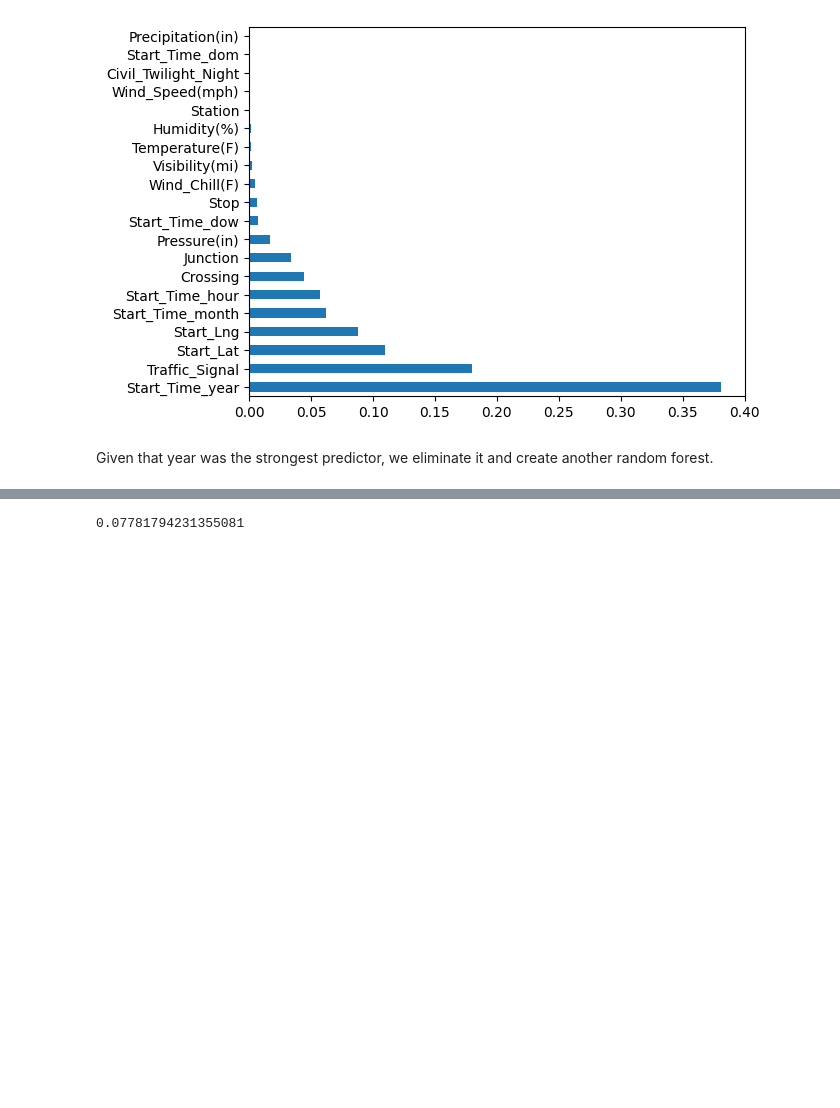
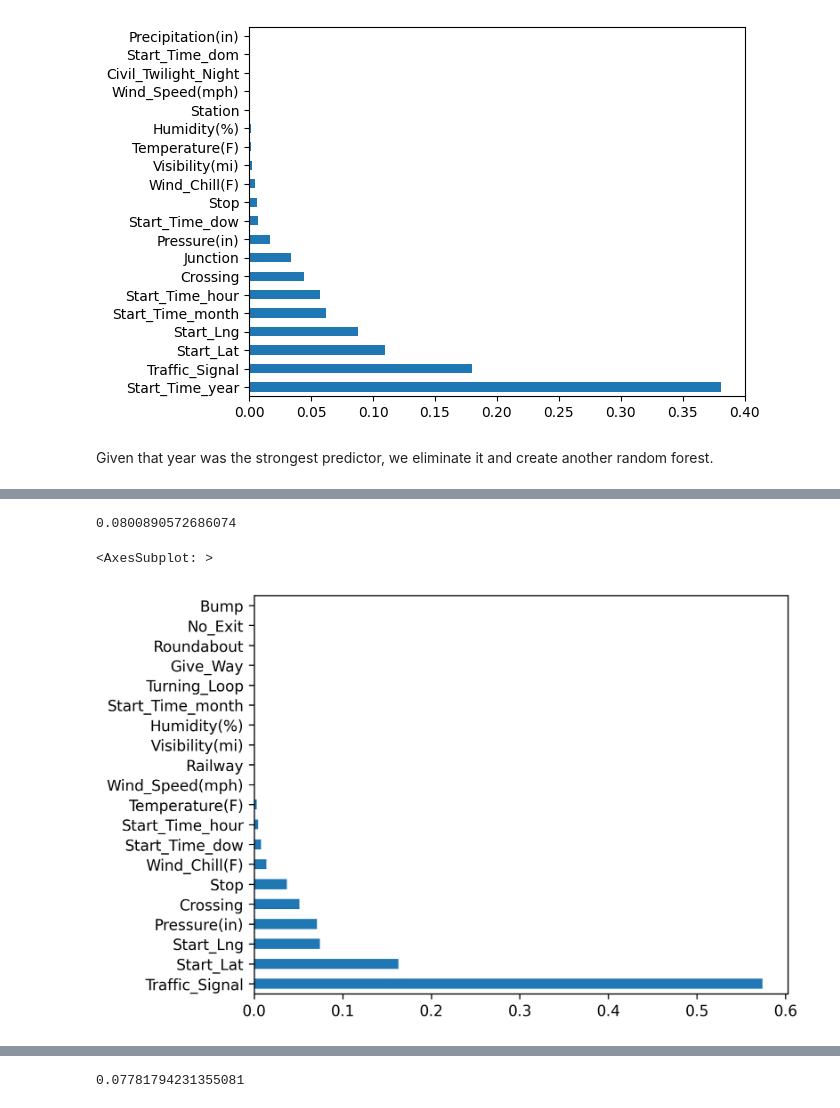
Before and after one commit to Jaredwinn77/Math-302-project, a Jupyter notebook: data.ipynb, the cells around one changed output, grey strips where cells are left out. Cells and saved outputs as stored; diff of their text form; code cells hidden in the pictures; blank space fills up the shorter version.

Commit message:
more analysis of randomforest model

```diff
--- a/data.ipynb
+++ b/data.ipynb
@@ -559,6 +567,6 @@ Given that year was the strongest predictor, we eliminate it and create another
 # %%
 y = df['score']
 # Drop score
-x = df.drop(columns=['score', 'Start_Time_year' ])
+x = df.drop(columns=['score', 'Start_Time_year', 'Amenity', 'Station', 'Traffic_Calming', 'Junction', 'Start_Time_dom'])
 # One hot encode Civil Twilight
 x = pd.get_dummies(x, drop_first=True)
@@ -565,2 +583,19 @@ x = pd.get_dummies(x, drop_first=True)
 # %%
 xtrain, xtest, ytrain, ytest = train_test_split(x,y, test_size=0.2, random_state=7)
+# %%
+# Same random forest but without a few more columns
+rf = RandomForestRegressor(n_estimators=100, max_depth=5, random_state=7, n_jobs=-1)
+rf.fit(xtrain, ytrain)
+pred = rf.predict(xtest)
+mse = mean_squared_error(ytest, pred)
+rmse = np.sqrt(mse)
+print(rmse)
+# %% [output]
+0.0800890572686074
+# %%
+importances = pd.Series(rf.feature_importances_, index=xtrain.columns)
+importances.sort_values(ascending=False).head(20)
+importances.sort_values(ascending=False).head(20).plot(kind='barh')
+# %% [output]
+<AxesSubplot: >
+[figure, added]
```
Also changed, not shown: parts of 11 cells of this notebook.
